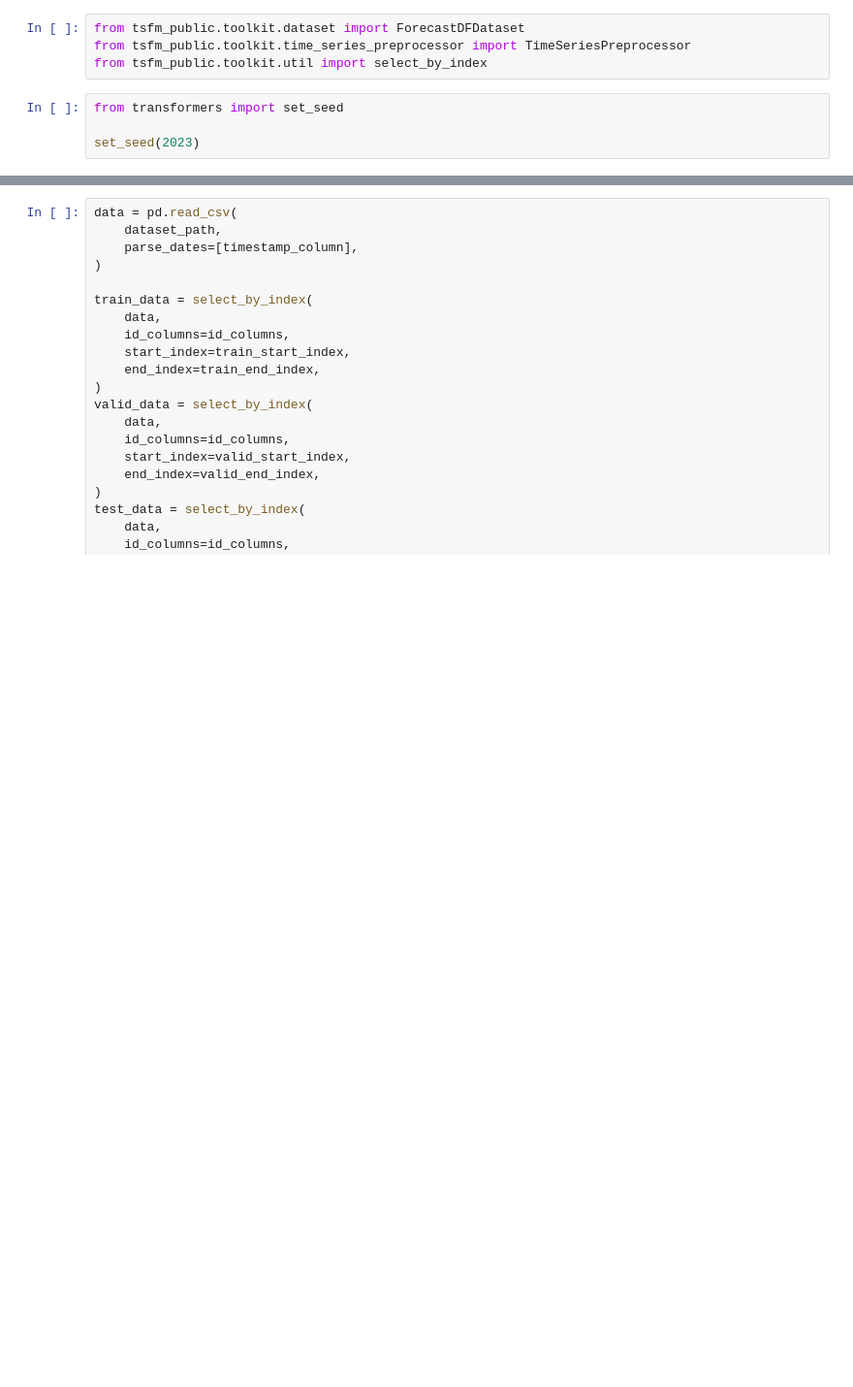
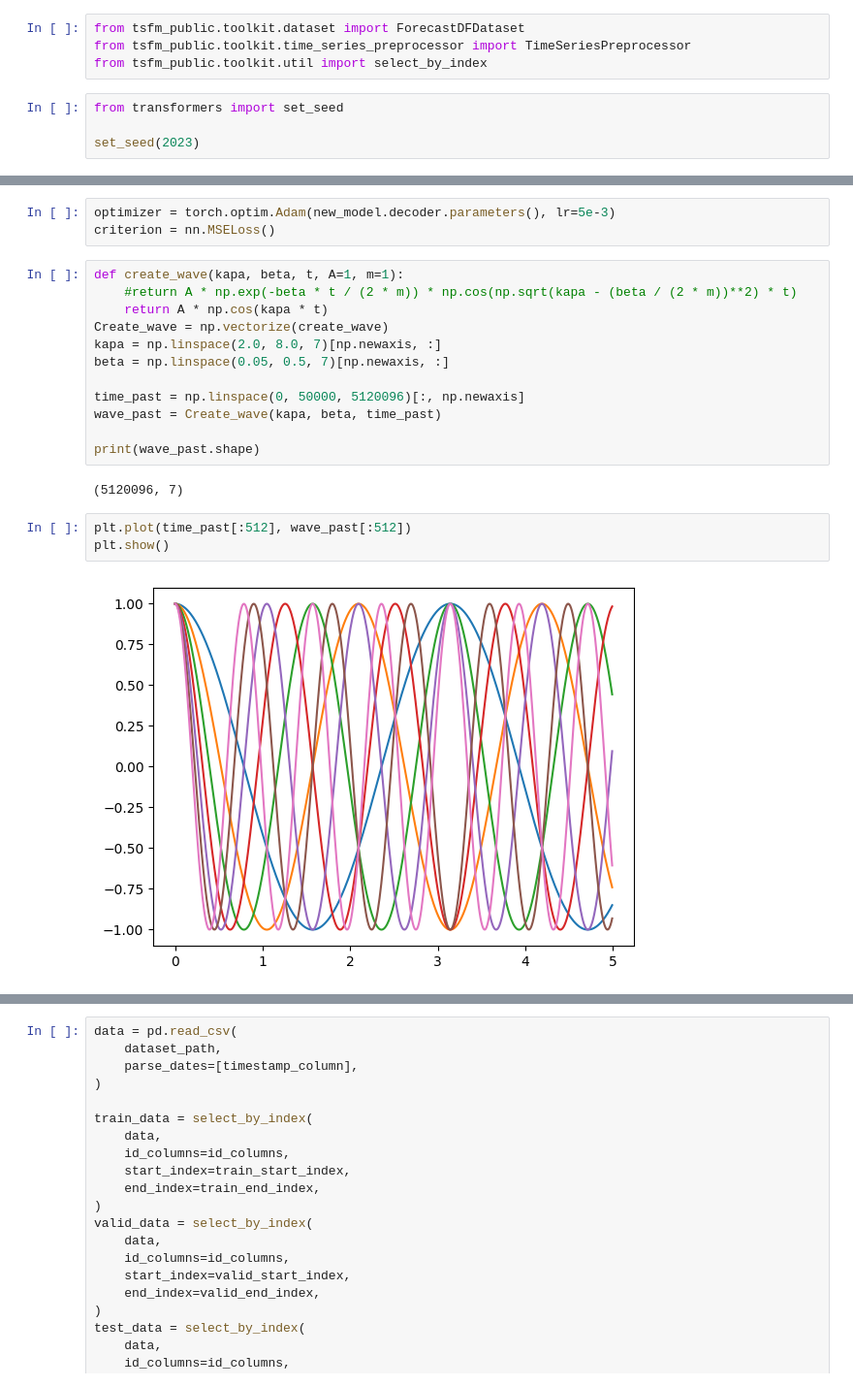
Before and after one commit to LouisBrusset/ITER-transformers-for-tokamak-timeseries, a Jupyter notebook: notebooks/experiments/test_patchtst_pendulum.ipynb, the cells around one changed output, grey strips where cells are left out. Shown at 97% size. Saved outputs shown, nothing was run; the diff lists cells and outputs as text; blank space fills up the shorter version.

```diff
--- a/notebooks/experiments/test_patchtst_pendulum.ipynb
+++ b/notebooks/experiments/test_patchtst_pendulum.ipynb
@@ -465,0 +760,22 @@ dataset = "ETTh1"
+# %%
+optimizer = torch.optim.Adam(new_model.decoder.parameters(), lr=5e-3)
+criterion = nn.MSELoss()
+# %%
+def create_wave(kapa, beta, t, A=1, m=1):
+    #return A * np.exp(-beta * t / (2 * m)) * np.cos(np.sqrt(kapa - (beta / (2 * m))**2) * t)
+    return A * np.cos(kapa * t)
+Create_wave = np.vectorize(create_wave)
+kapa = np.linspace(2.0, 8.0, 7)[np.newaxis, :]
+beta = np.linspace(0.05, 0.5, 7)[np.newaxis, :]
+
+time_past = np.linspace(0, 50000, 5120096)[:, np.newaxis]
+wave_past = Create_wave(kapa, beta, time_past)
+
+print(wave_past.shape)
+# %% [output]
+(5120096, 7)
+# %%
+plt.plot(time_past[:512], wave_past[:512])
+plt.show()
+# %% [output]
+[figure, added]
```
Also changed, not shown: parts of 87 cells of this notebook, 4 other files.
